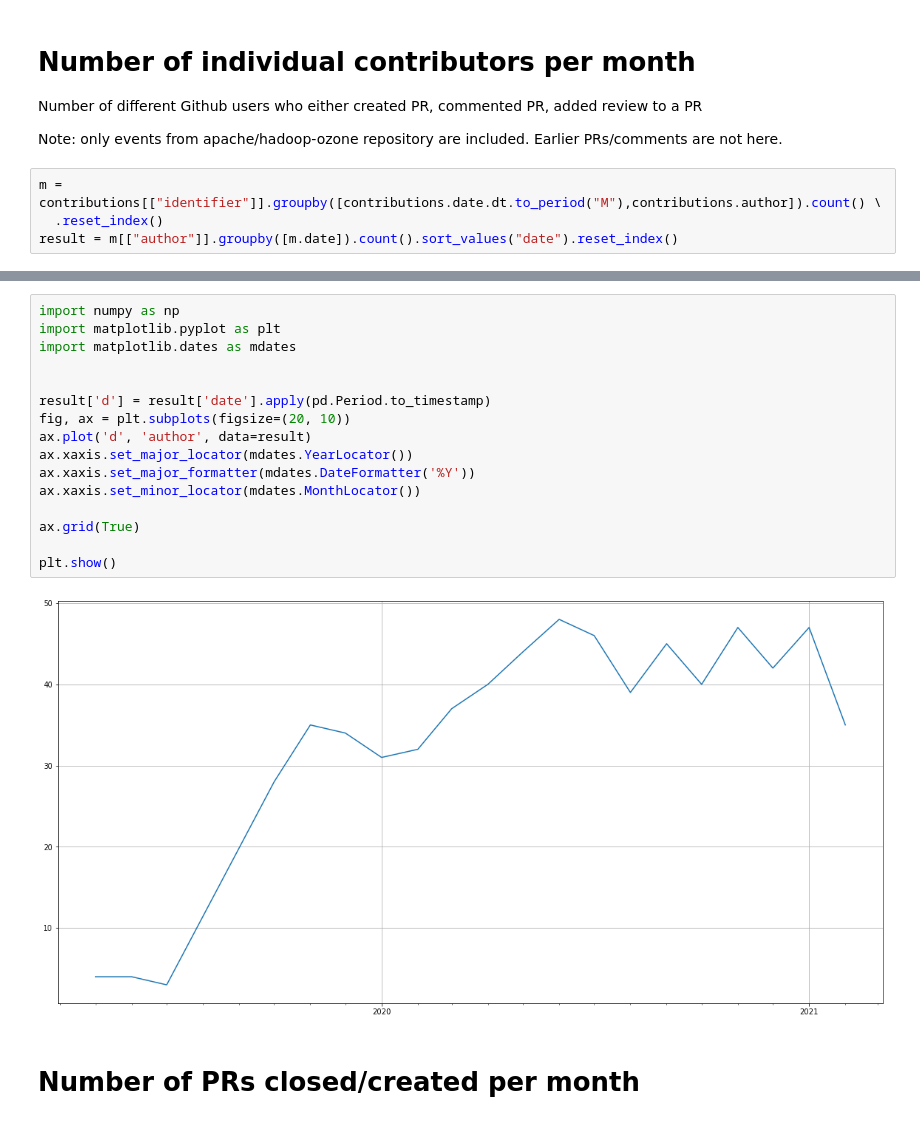
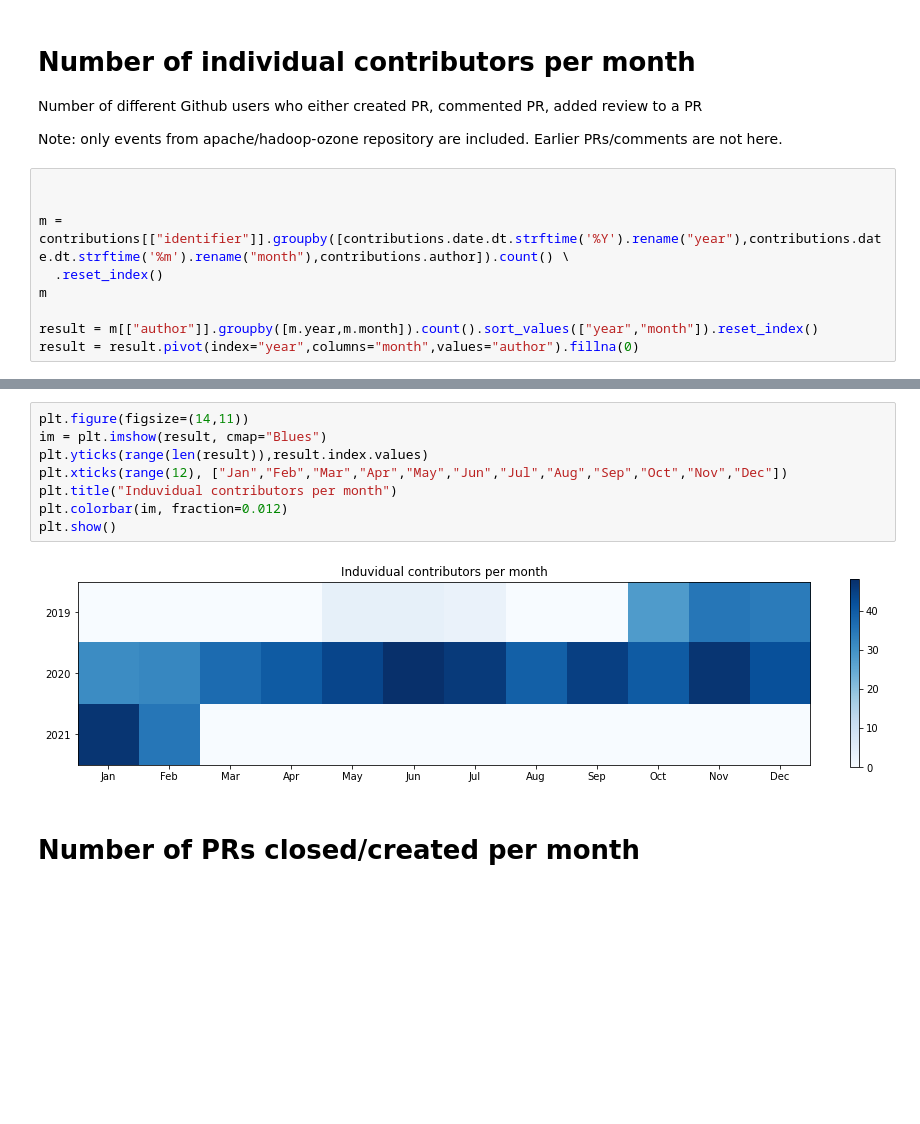
Before and after one commit to elek/ozone-stat, a Jupyter notebook: github-contributions.ipynb, the cells around one changed output, grey strips where cells are left out. Saved outputs shown, nothing was run; the diff lists cells and outputs as text; blank space fills up the shorter version.

```diff
--- a/github-contributions.ipynb
+++ b/github-contributions.ipynb
@@ -213,6 +213,11 @@ Number of different Github users who either created PR, commented PR, added revi
 
 Note: only events from apache/hadoop-ozone repository are included. Earlier PRs/comments are not here.
 # %%
-m = contributions[["identifier"]].groupby([contributions.date.dt.to_period("M"),contributions.author]).count() \
+
+
+m = contributions[["identifier"]].groupby([contributions.date.dt.strftime('%Y').rename("year"),contributions.date.dt.strftime('%m').rename("month"),contributions.author]).count() \
   .reset_index()
-result = m[["author"]].groupby([m.date]).count().sort_values("date").reset_index()
+m
+
+result = m[["author"]].groupby([m.year,m.month]).count().sort_values(["year","month"]).reset_index()
+result = result.pivot(index="year",columns="month",values="author").fillna(0)
@@ -235,21 +224,13 @@ result.tail(12)
-# %%
-import numpy as np
-import matplotlib.pyplot as plt
-import matplotlib.dates as mdates
-
-
-result['d'] = result['date'].apply(pd.Period.to_timestamp)
-fig, ax = plt.subplots(figsize=(20, 10))
-ax.plot('d', 'author', data=result)
-ax.xaxis.set_major_locator(mdates.YearLocator())
-ax.xaxis.set_major_formatter(mdates.DateFormatter('%Y'))
-ax.xaxis.set_minor_locator(mdates.MonthLocator())
-
-ax.grid(True)
-
-plt.show()
-# %% [output]
-[figure, removed]
+# %%
+plt.figure(figsize=(14,11))
+im = plt.imshow(result, cmap="Blues")
+plt.yticks(range(len(result)),result.index.values)
+plt.xticks(range(12), ["Jan","Feb","Mar","Apr","May","Jun","Jul","Aug","Sep","Oct","Nov","Dec"])
+plt.title("Induvidual contributors per month")
+plt.colorbar(im, fraction=0.012)
+plt.show()
+# %% [output]
+[figure, added]
 # %% [markdown]
 # Number of PRs closed/created per month
 # %%
```
Also changed, not shown: parts of 13 cells of this notebook, 9 other files.
